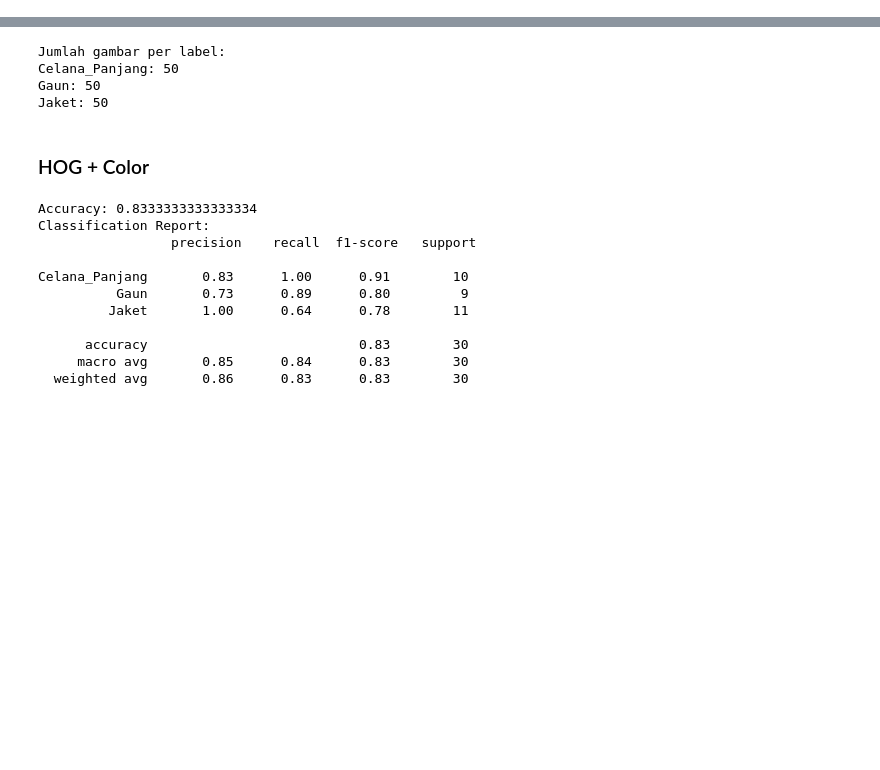
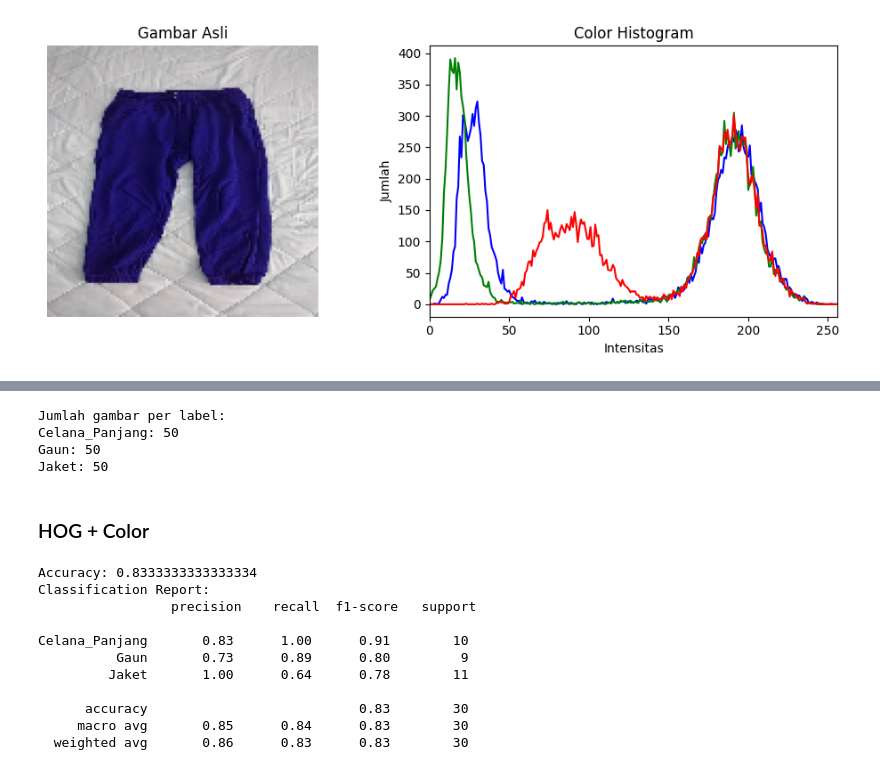
Before and after one commit to Auxesia23/klasifikasi_pakaian, a Jupyter notebook: main.ipynb, the cells around one changed output, grey strips where cells are left out. Cells and saved outputs as stored; diff of their text form; code cells hidden in the pictures; blank space fills up the shorter version.

```diff
--- a/main.ipynb
+++ b/main.ipynb
@@ -73,6 +99,30 @@ def extract_color_histogram_features(images, bins=256):
         features.append(hist_features)
 
     return np.array(features)
+# %%
+# Visualisasi ekstraksi Fitur Color Histogram
+def contoh_visual_color_histogram(image):
+    chans = cv2.split(image)
+    colors = ('b', 'g', 'r')
+    plt.figure(figsize=(10,4))
+    plt.subplot(1,2,1)
+    plt.imshow(image)
+    plt.title('Gambar Asli')
+    plt.axis('off')
+    plt.subplot(1,2,2)
+    for chan, color in zip(chans, colors):
+        hist = cv2.calcHist([chan], [0], None, [256], [0, 256])
+        plt.plot(hist, color=color)
+    plt.title('Color Histogram')
+    plt.xlabel('Intensitas')
+    plt.ylabel('Jumlah')
+    plt.xlim([0,256])
+    plt.tight_layout()
+    plt.show()
+
+contoh_visual_color_histogram(images[0])
+# %% [output]
+[figure, added]
 # %%
 # Fungsi Ekstraksi fitur Tekstur(LBP)
 
```
Also changed, not shown: parts of 9 cells of this notebook.
